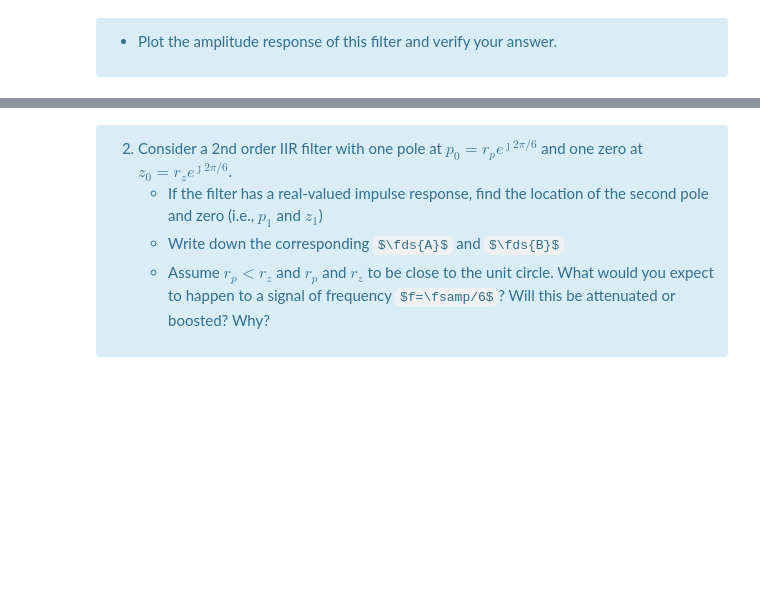
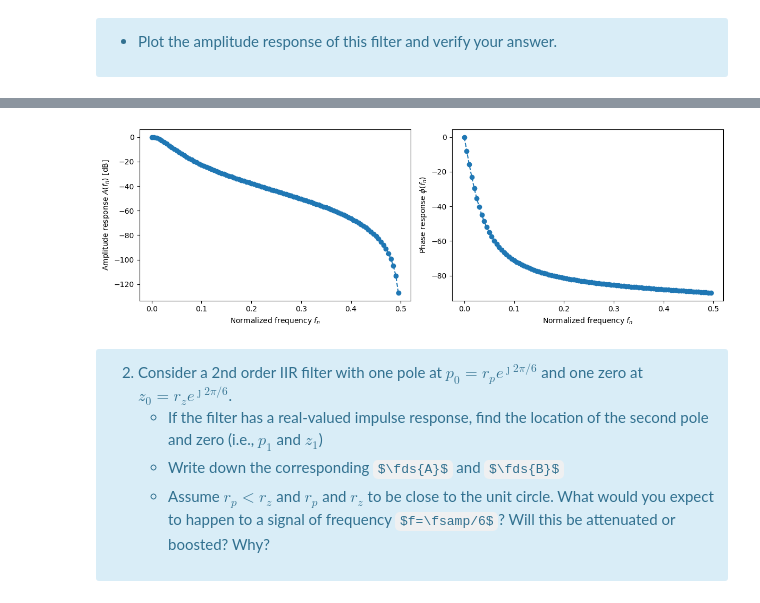
Before and after one commit to mrcocolinho/MSPS-Assignments, a Jupyter notebook: Notebooks/Assignment 3/ex03.ipynb, the cells around one changed output, grey strips where cells are left out. Cells and saved outputs as stored; diff of their text form; code cells hidden in the pictures; some formulas as TeX source; blank space fills up the shorter version.

```diff
--- a/Notebooks/Assignment 3/ex03.ipynb
+++ b/Notebooks/Assignment 3/ex03.ipynb
@@ -327,3 +342,37 @@ Your answer/observations/conclusions here.
+# %%
+## frequency response ##
+
+# amount of frequencies
+N = 100
+
+# frequency response
+omega, H = signal.freqz(Bz, Az, worN = N)
+
+# normalized frequency
+f = omega/(2*np.pi)
+
+# amplitude and phase response
+A, phi = 20*np.log(np.abs(H)/np.max(np.abs(H))), np.angle(H, deg = True)
+# %%
+## Plotting Impulse Response ##
+fig, ax = plt.subplots(1, 2, figsize = (12, 4), sharex = True)
+
+# plotting amplitude
+ax[0].plot(f, A, ls = '--', marker = 'o')
+ax[0].set_ylabel('Amplitude response $A(f_n)$ [dB]')
+ax[0].set_xlabel('Normalized frequency $f_n$')
+
+# plotting phase angle
+ax[1].plot(f, phi, ls = '--', marker = 'o')
+ax[1].set_ylabel('Phase response $\phi(f_n)$')
+ax[1].set_xlabel('Normalized frequency $f_n$')
+
+
+
+plt.tight_layout()
+plt.show()
+# %% [output]
+[figure, added]
 # %% [markdown]
 <div class="alert alert-info">
 
```
Also changed, not shown: parts of 16 cells of this notebook.
